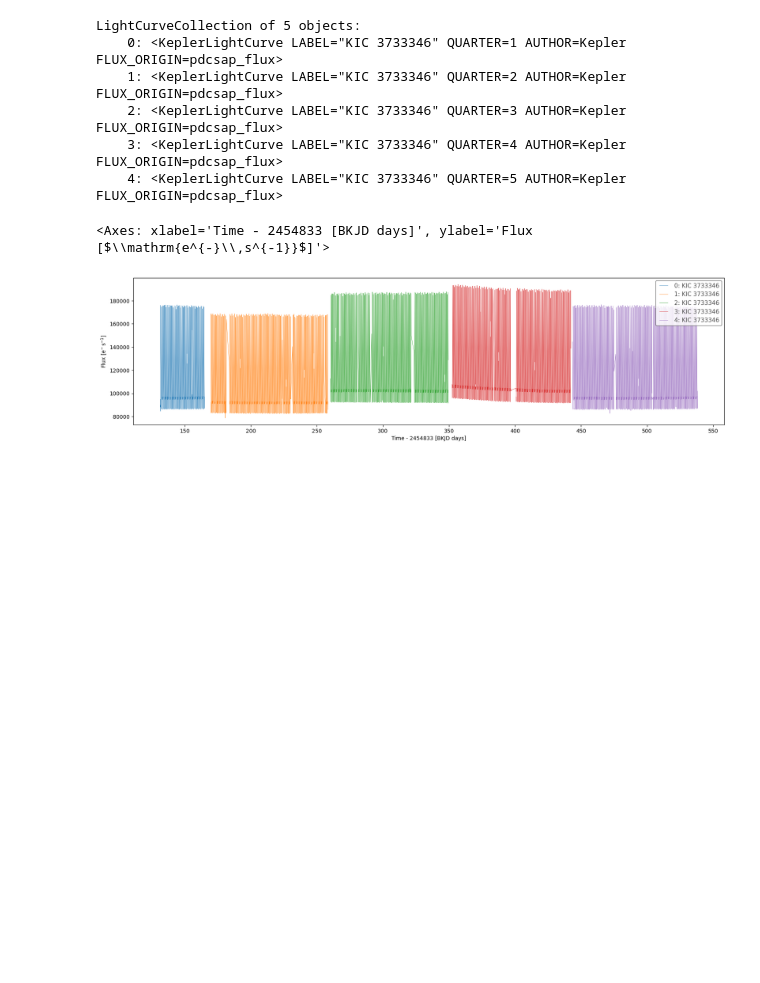
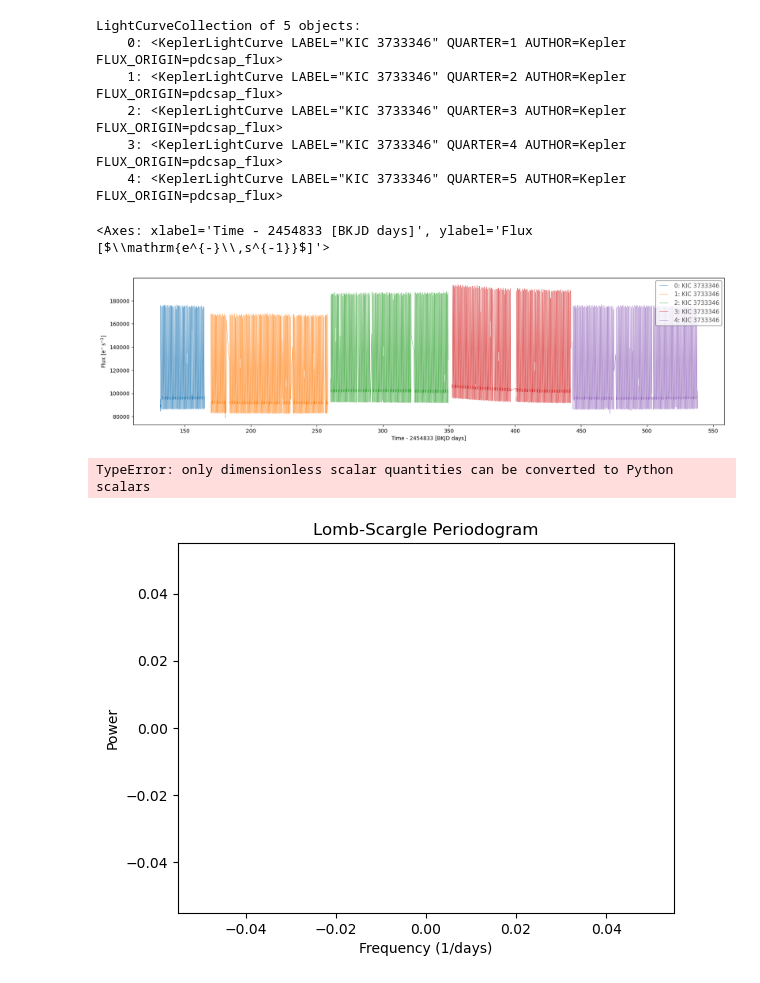
Before and after one commit to tsmith338/ASTR502_Smith, a Jupyter notebook: Kepler_periods.ipynb, the cells around one changed output. Drawn from its saved outputs; the diff is of its cells as text; code cells hidden in the pictures; blank space fills up the shorter version.

Commit message:
Lomb-Scargle code fixes.

```diff
--- a/Kepler_periods.ipynb
+++ b/Kepler_periods.ipynb
@@ -95,3 +95,20 @@ lc_collection.plot(ax=ax)
 # %% [output]
 <Axes: xlabel='Time - 2454833 [BKJD days]', ylabel='Flux [$\\mathrm{e^{-}\\,s^{-1}}$]'>
 [figure]
+# %%
+from astropy.timeseries import LombScargle
+frequency, power = LombScargle(lc.time, lc.flux).autopower(minimum_frequency=1/80, maximum_frequency=1/0.01)
+
+print(frequency)
+print(power)
+# %% [output]
+TypeError: only dimensionless scalar quantities can be converted to Python scalars
+# %%
+fig, ax = plt.subplots()
+ax.plot(frequency, power)
+ax.set_xlabel('Frequency (1/days)')
+ax.set_ylabel('Power')
+ax.set_title('Lomb-Scargle Periodogram')
+plt.show()
+# %% [output]
+[figure, added]
```
